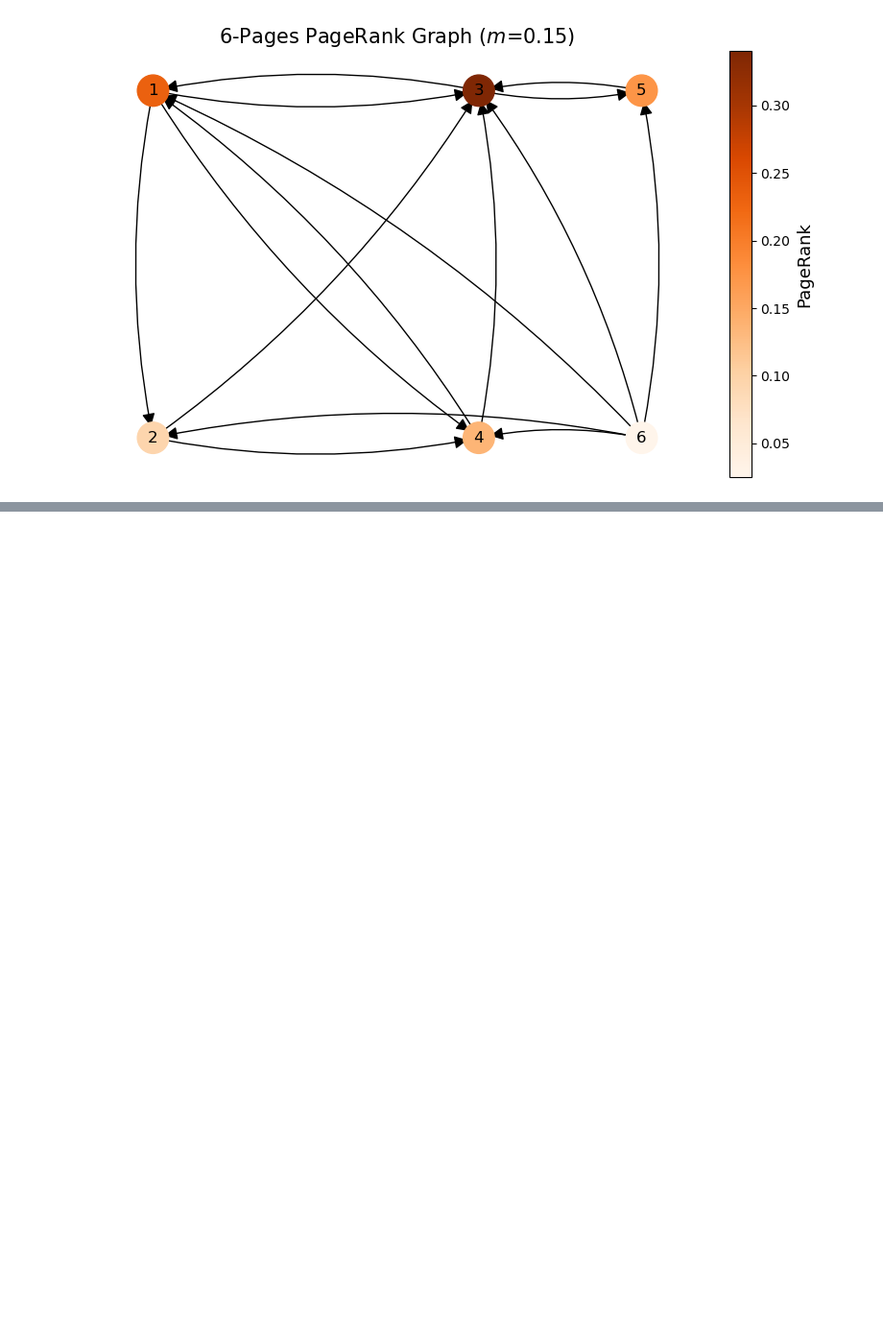
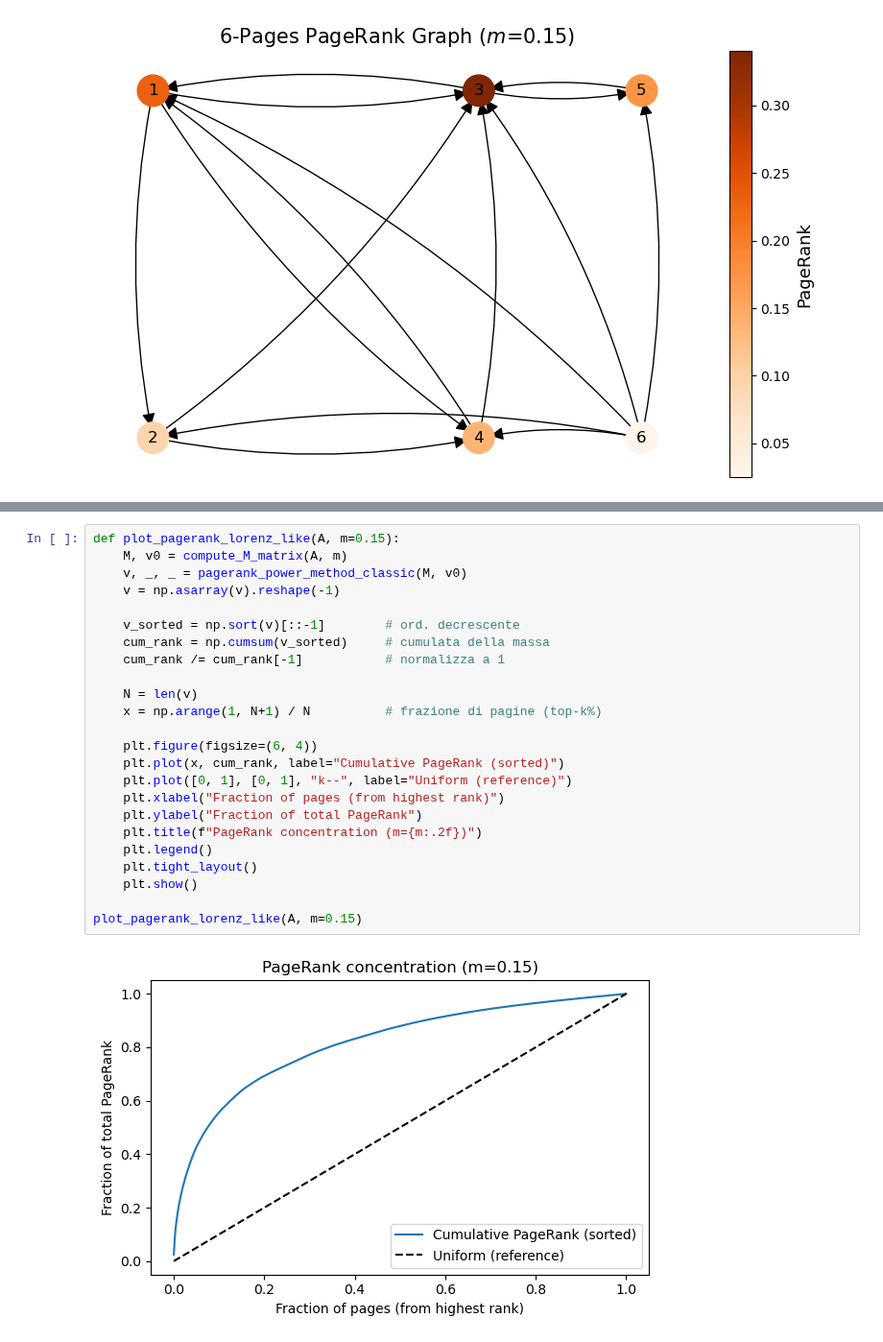
Before and after one commit to giorgiozoccatelli/ComputationalLinearAlgebra, a Jupyter notebook: PageRank/es11.ipynb, the cells around one changed output, grey strips where cells are left out. Shown at 96% size. Cells and saved outputs as stored; diff of their text form; blank space fills up the shorter version.

```diff
--- a/PageRank/es11.ipynb
+++ b/PageRank/es11.ipynb
@@ -454,0 +556,26 @@ plt.show()
+# %%
+def plot_pagerank_lorenz_like(A, m=0.15):
+    M, v0 = compute_M_matrix(A, m)
+    v, _, _ = pagerank_power_method_classic(M, v0)
+    v = np.asarray(v).reshape(-1)
+
+    v_sorted = np.sort(v)[::-1]        # ord. decrescente
+    cum_rank = np.cumsum(v_sorted)     # cumulata della massa
+    cum_rank /= cum_rank[-1]           # normalizza a 1
+
+    N = len(v)
+    x = np.arange(1, N+1) / N          # frazione di pagine (top-k%)
+
+    plt.figure(figsize=(6, 4))
+    plt.plot(x, cum_rank, label="Cumulative PageRank (sorted)")
+    plt.plot([0, 1], [0, 1], "k--", label="Uniform (reference)")
+    plt.xlabel("Fraction of pages (from highest rank)")
+    plt.ylabel("Fraction of total PageRank")
+    plt.title(f"PageRank concentration (m={m:.2f})")
+    plt.legend()
+    plt.tight_layout()
+    plt.show()
+
+plot_pagerank_lorenz_like(A, m=0.15)
+# %% [output]
+[figure, added]
```
Also changed, not shown: parts of 6 cells of this notebook, 1 other file.
